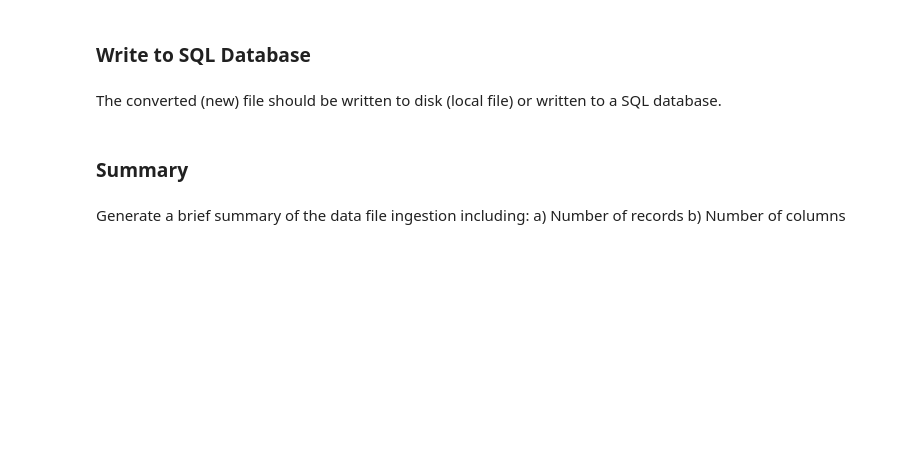
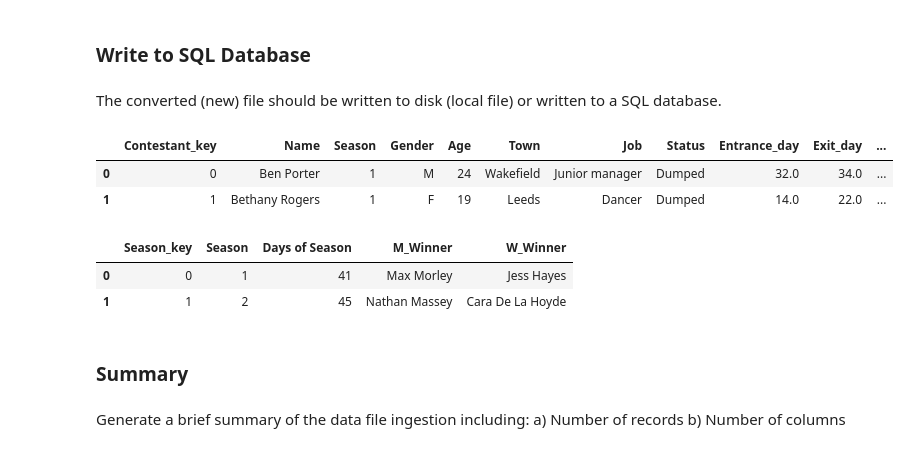
Before and after one commit to kronayne/assn, a Jupyter notebook: DS_Project1.ipynb, the cells around one changed output. Cells and saved outputs as stored; diff of their text form; code cells hidden in the pictures; blank space fills up the shorter version.

```diff
--- a/DS_Project1.ipynb
+++ b/DS_Project1.ipynb
@@ -36,3 +334,23 @@ The converted (new) file should be written to disk (local file) or written to a
+# %%
+#Verify the above DFs were correctly sent from this code into MySQL by using the 'get_sql' function from class,
+##defining a SQL query and making that into a pandas DF and checking that it looks how I want it to!
+
+sql_contestants = "SELECT * FROM project_1_sql.love_island_contestants;"
+df_contestants = get_sql_dataframe(user_id, pwd, host_name, dst_dbname, sql_contestants)
+df_contestants.head(2)
+# %% [output]
+|  | Contestant_key | Name | Season | Gender | Age | Town | Job | Status | Entrance_day | Exit_day | ... |
+| 0 | 0 | Ben Porter | 1 | M | 24 | Wakefield | Junior manager | Dumped | 32.0 | 34.0 | ... |
+| 1 | 1 | Bethany Rogers | 1 | F | 19 | Leeds | Dancer | Dumped | 14.0 | 22.0 | ... |
+# %%
+#Verify in the same way as the previous cell, only with the seasons DF
+sql_seasons = "SELECT * FROM project_1_sql.love_island_contestants;"
+df__seasons = get_sql_dataframe(user_id, pwd, host_name, dst_dbname, sql_seasons)
+df_seasons.head(2)
+# %% [output]
+|  | Season_key | Season | Days of Season | M_Winner | W_Winner |
+| 0 | 0 | 1 | 41 | Max Morley | Jess Hayes |
+| 1 | 1 | 2 | 45 | Nathan Massey | Cara De La Hoyde |
 # %% [markdown]
 ### Summary
 # %% [markdown]
```
Also changed, not shown: parts of 29 cells of this notebook.
